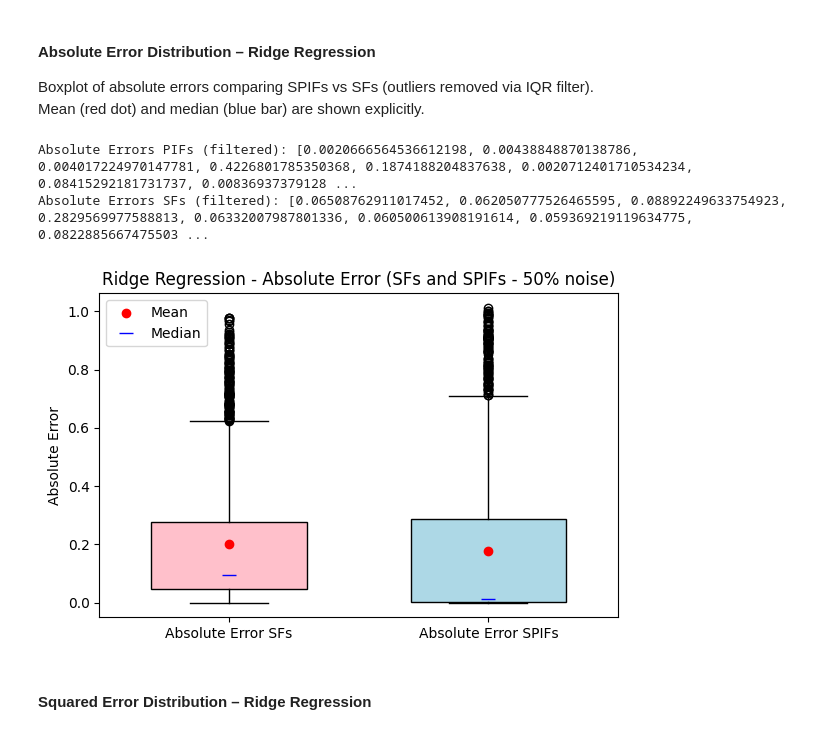
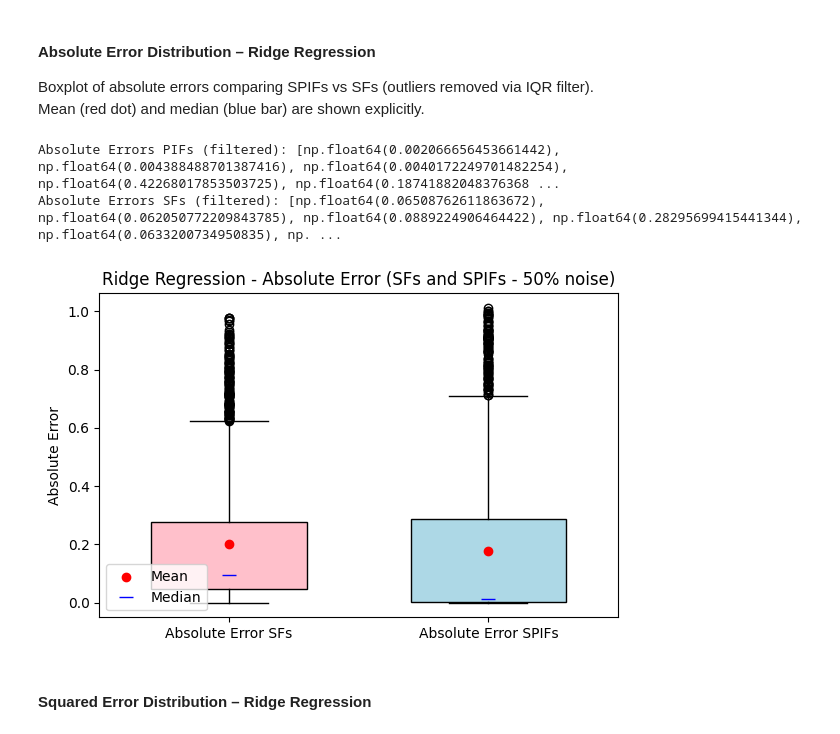
Before and after one commit to margherita-lampani/Physics-Informed-Feature-Maps-for-Kernel-Based-Learning, a Jupyter notebook: regression_bernoulli.ipynb, the cells around one changed output. Drawn from its saved outputs; the diff is of its cells as text; code cells hidden in the pictures.

```diff
--- a/regression_bernoulli.ipynb
+++ b/regression_bernoulli.ipynb
@@ -104,7 +104,7 @@ Features: ρ, v, Q, A, μ, h, p (raw physical quantities).
 Target: noisy total pressure.
 Data is split 80/20 and standardized with `StandardScaler` (zero mean, unit variance).
 # %%
-# --- Build dataframe with standard (raw) features ---
+# --- Build dataframe with Standardized features ---
 data_feat = {
     'Density (kg/m³)': rho,
     'Velocity (m/s)': v,
@@ -113,6 +113,7 @@ data_feat = {
     'Viscosity (Pa·s)': mi,
     'Height (m)': h,
     'Pressure (Pa)': p,
+    'g constant (m/s²)': g,
     'Total Pressure (Pa)': total_p_noise,
 }
 
@@ -546,40 +557,40 @@ colors = {'op': 'lightblue', 'feat': 'pink'}
 
 def create_boxplot(data, labels, title):
     plt.figure(figsize=(6, 4))
-    # patch_artist fills boxes with color; default median line is hidden
     box = plt.boxplot(data, labels=labels, patch_artist=True, showmeans=False, widths=0.6)
+
+    #plt.yscale('log')
 
     for patch, label in zip(box['boxes'], labels):
         if 'SPIFs' in label:
             patch.set_facecolor(colors['op'])
         else:
             patch.set_facecolor(colors['feat'])
 
-    # Hide default median line; redraw mean and median as explicit markers
     for median in box['medians']:
         median.set_visible(False)
 
     means   = [np.mean(d) for d in data]
     medians = [np.median(d) for d in data]
 
     plt.scatter(range(1, len(labels) + 1), means,   marker='o', color='red',  zorder=3, label='Mean')
     plt.plot(   range(1, len(labels) + 1), medians, marker='_', color='blue', markersize=10,
                 linestyle='None', zorder=4, label='Median')
 
     plt.title(title)
     plt.ylabel('Absolute Error')
-    plt.legend(loc='upper left')
+    plt.legend(loc='lower left')
     plt.tight_layout()
     plt.show()
 
 data   = [absolute_errors_feat, absolute_errors_op]
 labels = ['Absolute Error SFs', 'Absolute Error SPIFs']
 
 create_boxplot(data, labels, 'Ridge Regression - Absolute Error (SFs and SPIFs - 50% noise)')
 # %% [output]
-Absolute Errors PIFs (filtered): [0.0020666564536612198, 0.00438848870138786, 0.004017224970147781, 0.4226801785350368, 0.1874188204837638, 0.0020712401710534234, 0.08415292181731737, 0.00836937379128 ...
-Absolute Errors SFs (filtered): [0.06508762911017452, 0.062050777526465595, 0.08892249633754923, 0.2829569977588813, 0.06332007987801336, 0.060500613908191614, 0.059369219119634775, 0.0822885667475503 ...
+Absolute Errors PIFs (filtered): [np.float64(0.002066656453661442), np.float64(0.004388488701387416), np.float64(0.0040172249701482254), np.float64(0.42268017853503725), np.float64(0.18741882048376368 ...
+Absolute Errors SFs (filtered): [np.float64(0.06508762611863672), np.float64(0.062050772209843785), np.float64(0.0889224906464422), np.float64(0.28295699415441344), np.float64(0.0633200734950835), np. ...
-[figure, old version]
+[figure, new version]
 # %% [markdown]
 #### Squared Error Distribution – Ridge Regression
 # %%
```
Also changed, not shown: parts of 16 cells of this notebook, 51 other files.
